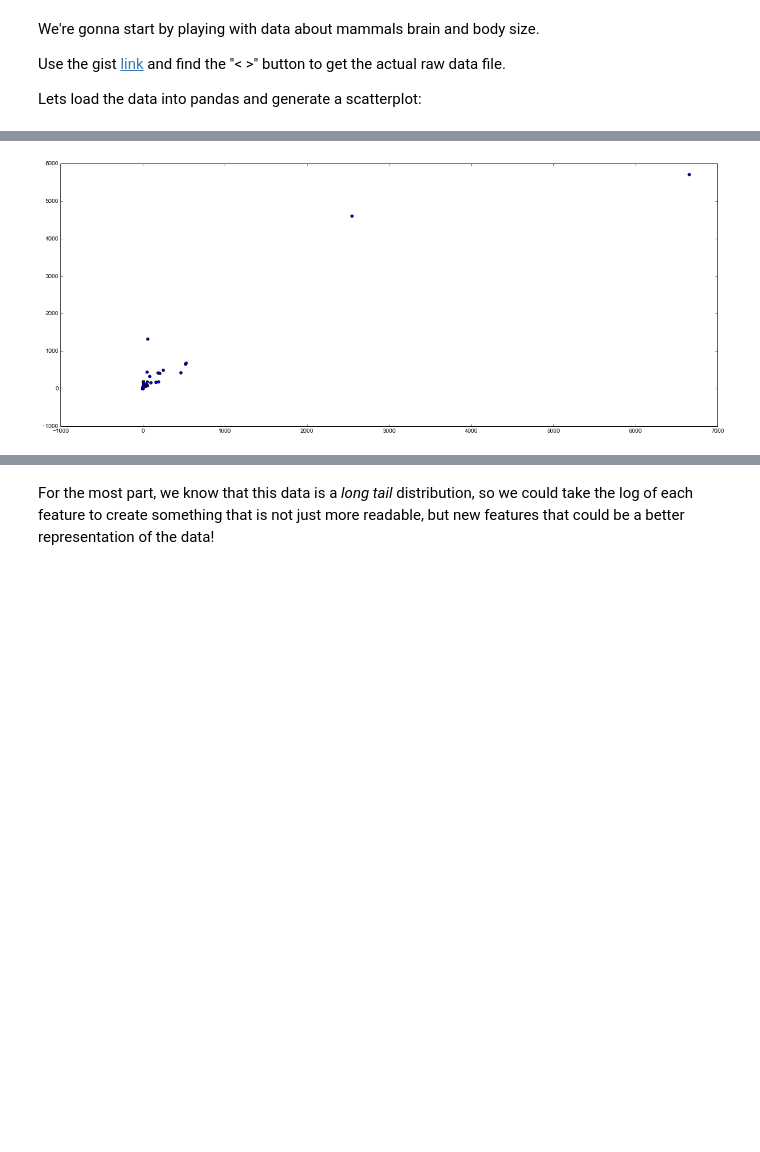
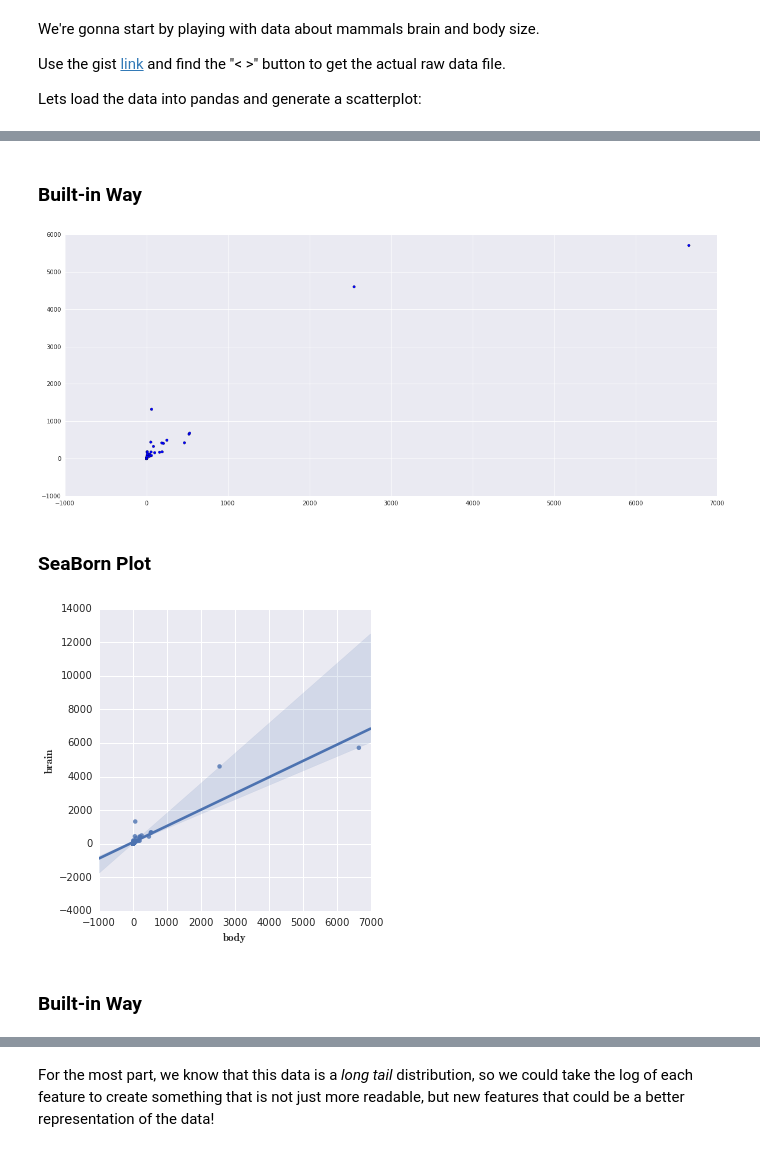
Before and after one commit to 2legit/DS_HK_4, a Jupyter notebook: notebooks/05 - Linear Regression.ipynb, the cells around one changed output, grey strips where cells are left out. Saved outputs shown, nothing was run; the diff lists cells and outputs as text; code cells hidden in the pictures; blank space fills up the shorter version.

```diff
--- a/notebooks/05 - Linear Regression.ipynb
+++ b/notebooks/05 - Linear Regression.ipynb
@@ -365,7 +383,16 @@ mammals.describe()
+# %% [markdown]
+### Built-in Way
 # %%
-plt.figure(figsize=(20,8))
 plt.scatter(mammals['body'], mammals['brain'])
 plt.show()
 # %% [output]
-[figure, old version]
+[figure, new version]
+# %% [markdown]
+### SeaBorn Plot
+# %%
+sns.lmplot("body", "brain", mammals);
+# %% [output]
+[figure, added]
+# %% [markdown]
+### Built-in Way
 # %%
```
Also changed, not shown: parts of 11 cells of this notebook.
